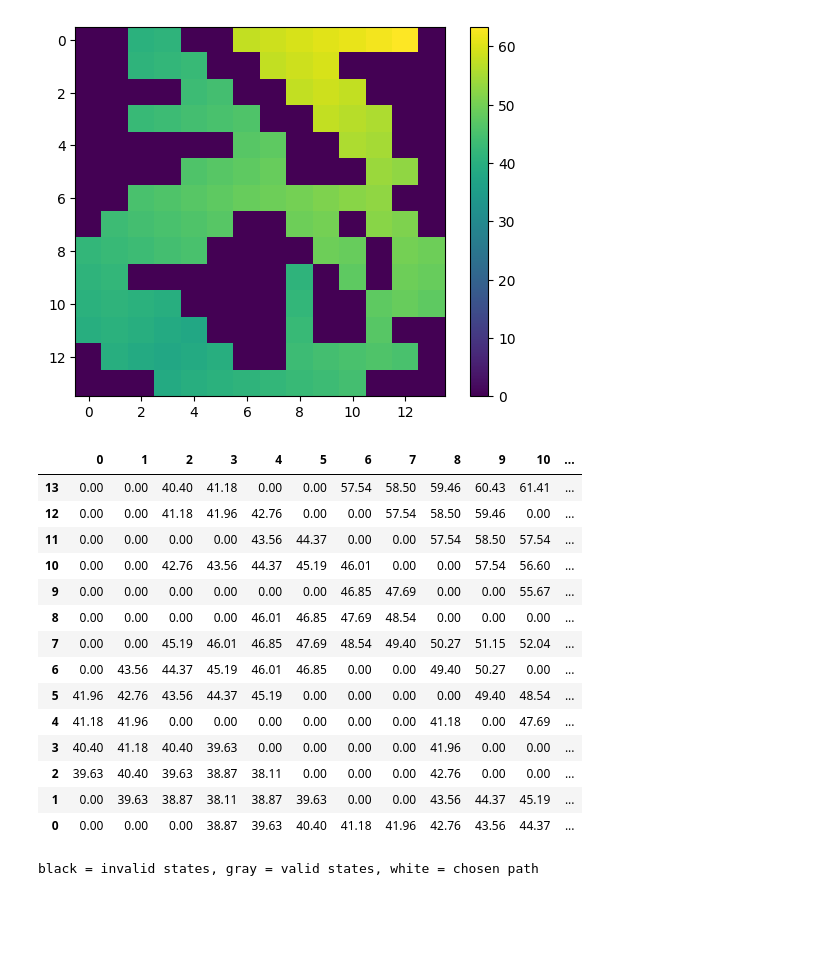
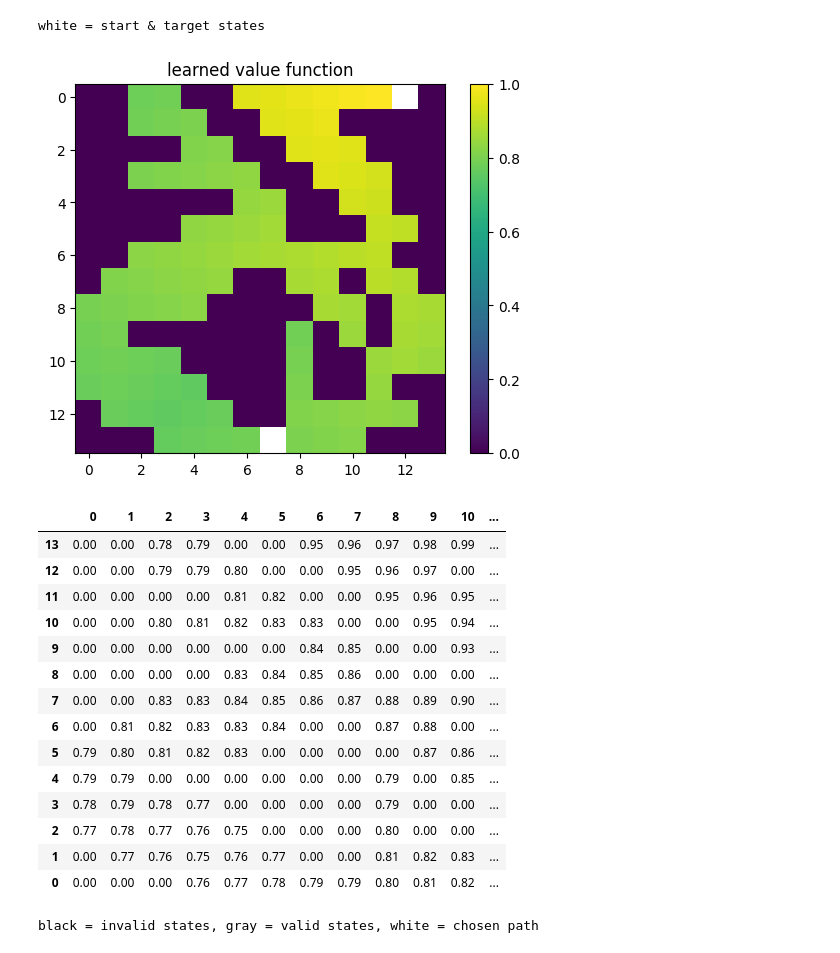
Before and after one commit to BCHoagland/MARL, a Jupyter notebook: value_iteration.ipynb, the cells around one changed output. Drawn from its saved outputs; the diff is of its cells as text; code cells hidden in the pictures; blank space fills up the shorter version.

```diff
--- a/value_iteration.ipynb
+++ b/value_iteration.ipynb
@@ -29,6 +29,7 @@ class GridWorldEnv(gym.Env):
         assert self._grid.shape[0] == self._grid.shape[1]
 
         # set to valid values in reset()
+        self._initial_location = np.array([-1, -1], dtype=np.int32)
         self._agent_location = np.array([-1, -1], dtype=np.int32)
         self._target_location = np.array([-1, -1], dtype=np.int32)
 
@@ -70,20 +71,26 @@ class GridWorldEnv(gym.Env):
 
         return new_state
 
-    def _get_reward(self, state):
+    def _calc_reward(self, state, action):
 
         # starting in an invalid grid location is undefined
         if not self._is_valid_state(state):
             return 0
 
-        # reward = +1 if current state is target state, else 0
-        return 1 if np.array_equal(state, self._target_location) else 0
+        # target state is an absorbing state with 0 reward
+        if np.array_equal(state, self._target_location):
+            return 0
+
+        # reward = +1 if the action is moving to the target state, else 0
+        new_state = self._calc_new_state(state, action)
+        return 1 if np.array_equal(new_state, self._target_location) else 0
 
     def reset(self, seed: int | None = None, options: dict | None = None):
         super().reset(seed=seed)
 
         # agent starts in bottom row, target is top right-ish
-        self._agent_location = np.array([0, 7], dtype=np.int32)
+        self._initial_location = np.array([0, 7], dtype=np.int32)
+        self._agent_location = self._initial_location.copy()
         self._target_location = np.array([13, 12], dtype=np.int32)
 
         observation = self._get_obs()
@@ -113,55 +120,61 @@ gamma = 0.99
 env.reset()
 actions = np.arange(env.action_space.n)
 
 # empty value function
 V = pd.DataFrame(0.0, index=range(env._grid.shape[0]), columns=range(env._grid.shape[1]))
 
 # run for some number of epochs
 for _ in range(100):
 
     # "freeze" value function by copying it, then using that copy later on
     V2 = V.copy()
 
     # loop over all states
     for idx, _ in np.ndenumerate(V):
         state = np.array(idx)
 
         # find lookahead value based on greedy action
         max_value = 0.0
         for action in actions:
-            reward = env._get_reward(state)
+            reward = env._calc_reward(state, action)
             new_state = env._calc_new_state(state, action)
 
             value = reward + gamma * V2.at[tuple(new_state)]
             if value > max_value:
                 max_value = value
 
         V.at[tuple(state)] = max_value
 
-# show learned value function
-plt.imshow(V[::-1]) # need to flip vertically to look correct
+# make the target location nan so it appears different in the plot
+V2 = V.copy()
+V2.at[tuple(env._initial_location)] = np.nan
+V2.at[tuple(env._target_location)] = np.nan
+plt.imshow(V2[::-1]) # need to flip vertically to look correct
 plt.colorbar()
+print('white = start & target states')
+plt.title('learned value function')
 plt.show()
 # %% [output]
+white = start & target states
-[figure, old version]
+[figure, new version]
 # %%
 display(V[::-1].style.format('{:.2f}'))
 # %% [output]
 |  | 0 | 1 | 2 | 3 | 4 | 5 | 6 | 7 | 8 | 9 | 10 | ... |
-| 13 | 0.00 | 0.00 | 40.40 | 41.18 | 0.00 | 0.00 | 57.54 | 58.50 | 59.46 | 60.43 | 61.41 | ... |
-| 12 | 0.00 | 0.00 | 41.18 | 41.96 | 42.76 | 0.00 | 0.00 | 57.54 | 58.50 | 59.46 | 0.00 | ... |
-| 11 | 0.00 | 0.00 | 0.00 | 0.00 | 43.56 | 44.37 | 0.00 | 0.00 | 57.54 | 58.50 | 57.54 | ... |
-| 10 | 0.00 | 0.00 | 42.76 | 43.56 | 44.37 | 45.19 | 46.01 | 0.00 | 0.00 | 57.54 | 56.60 | ... |
-| 9 | 0.00 | 0.00 | 0.00 | 0.00 | 0.00 | 0.00 | 46.85 | 47.69 | 0.00 | 0.00 | 55.67 | ... |
-| 8 | 0.00 | 0.00 | 0.00 | 0.00 | 46.01 | 46.85 | 47.69 | 48.54 | 0.00 | 0.00 | 0.00 | ... |
-| 7 | 0.00 | 0.00 | 45.19 | 46.01 | 46.85 | 47.69 | 48.54 | 49.40 | 50.27 | 51.15 | 52.04 | ... |
-| 6 | 0.00 | 43.56 | 44.37 | 45.19 | 46.01 | 46.85 | 0.00 | 0.00 | 49.40 | 50.27 | 0.00 | ... |
-| 5 | 41.96 | 42.76 | 43.56 | 44.37 | 45.19 | 0.00 | 0.00 | 0.00 | 0.00 | 49.40 | 48.54 | ... |
-| 4 | 41.18 | 41.96 | 0.00 | 0.00 | 0.00 | 0.00 | 0.00 | 0.00 | 41.18 | 0.00 | 47.69 | ... |
-| 3 | 40.40 | 41.18 | 40.40 | 39.63 | 0.00 | 0.00 | 0.00 | 0.00 | 41.96 | 0.00 | 0.00 | ... |
-| 2 | 39.63 | 40.40 | 39.63 | 38.87 | 38.11 | 0.00 | 0.00 | 0.00 | 42.76 | 0.00 | 0.00 | ... |
-| 1 | 0.00 | 39.63 | 38.87 | 38.11 | 38.87 | 39.63 | 0.00 | 0.00 | 43.56 | 44.37 | 45.19 | ... |
-| 0 | 0.00 | 0.00 | 0.00 | 38.87 | 39.63 | 40.40 | 41.18 | 41.96 | 42.76 | 43.56 | 44.37 | ... |
+| 13 | 0.00 | 0.00 | 0.78 | 0.79 | 0.00 | 0.00 | 0.95 | 0.96 | 0.97 | 0.98 | 0.99 | ... |
+| 12 | 0.00 | 0.00 | 0.79 | 0.79 | 0.80 | 0.00 | 0.00 | 0.95 | 0.96 | 0.97 | 0.00 | ... |
+| 11 | 0.00 | 0.00 | 0.00 | 0.00 | 0.81 | 0.82 | 0.00 | 0.00 | 0.95 | 0.96 | 0.95 | ... |
+| 10 | 0.00 | 0.00 | 0.80 | 0.81 | 0.82 | 0.83 | 0.83 | 0.00 | 0.00 | 0.95 | 0.94 | ... |
+| 9 | 0.00 | 0.00 | 0.00 | 0.00 | 0.00 | 0.00 | 0.84 | 0.85 | 0.00 | 0.00 | 0.93 | ... |
+| 8 | 0.00 | 0.00 | 0.00 | 0.00 | 0.83 | 0.84 | 0.85 | 0.86 | 0.00 | 0.00 | 0.00 | ... |
+| 7 | 0.00 | 0.00 | 0.83 | 0.83 | 0.84 | 0.85 | 0.86 | 0.87 | 0.88 | 0.89 | 0.90 | ... |
+| 6 | 0.00 | 0.81 | 0.82 | 0.83 | 0.83 | 0.84 | 0.00 | 0.00 | 0.87 | 0.88 | 0.00 | ... |
+| 5 | 0.79 | 0.80 | 0.81 | 0.82 | 0.83 | 0.00 | 0.00 | 0.00 | 0.00 | 0.87 | 0.86 | ... |
+| 4 | 0.79 | 0.79 | 0.00 | 0.00 | 0.00 | 0.00 | 0.00 | 0.00 | 0.79 | 0.00 | 0.85 | ... |
+| 3 | 0.78 | 0.79 | 0.78 | 0.77 | 0.00 | 0.00 | 0.00 | 0.00 | 0.79 | 0.00 | 0.00 | ... |
+| 2 | 0.77 | 0.78 | 0.77 | 0.76 | 0.75 | 0.00 | 0.00 | 0.00 | 0.80 | 0.00 | 0.00 | ... |
+| 1 | 0.00 | 0.77 | 0.76 | 0.75 | 0.76 | 0.77 | 0.00 | 0.00 | 0.81 | 0.82 | 0.83 | ... |
+| 0 | 0.00 | 0.00 | 0.00 | 0.76 | 0.77 | 0.78 | 0.79 | 0.79 | 0.80 | 0.81 | 0.82 | ... |
 # %%
 # init env
 state, _ = env.reset()
```
Also changed, not shown: parts of 1 cell of this notebook.
